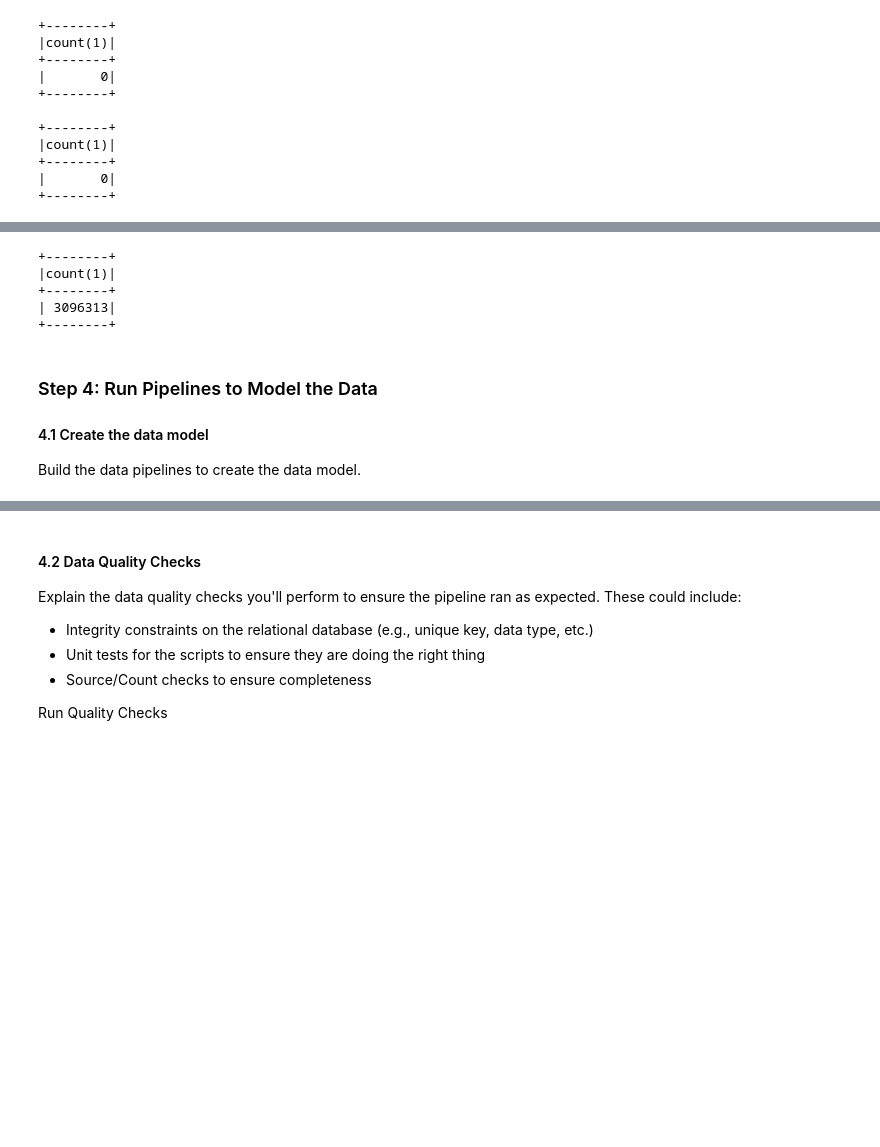
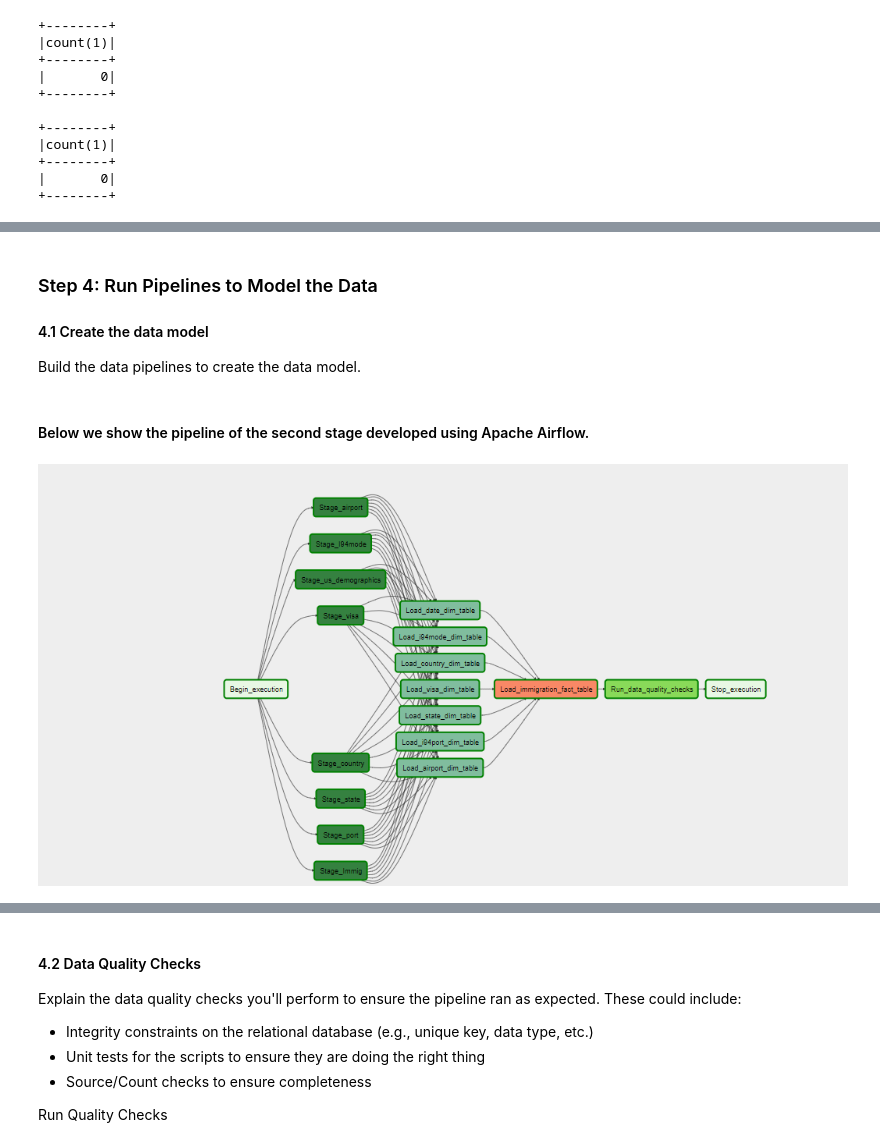
Before and after one commit to Narvinuk/Udend_Capstone_Project, a Jupyter notebook: Capstone Project_Immigration.ipynb, the cells around one changed output, grey strips where cells are left out. Cells and saved outputs as stored; diff of their text form; code cells hidden in the pictures; blank space fills up the shorter version.

```diff
--- a/Capstone Project_Immigration.ipynb
+++ b/Capstone Project_Immigration.ipynb
@@ -659,11 +633,3 @@ Image(filename='capstone.JPG')
-# %%
-spark.sql (""" SELECT Count(*) From Immigration_df""").show()
-# %% [output]
-+--------+
-|count(1)|
-+--------+
-| 3096313|
-+--------+
 # %% [markdown]
 ### Step 4: Run Pipelines to Model the Data
 #### 4.1 Create the data model
@@ -672,0 +637,7 @@ Build the data pipelines to create the data model.
+# %% [markdown]
+#### Below we show the pipeline of the second stage  developed using Apache Airflow.
+# %%
+from IPython.display import Image
+Image(filename='capstone_af.jpg')
+# %% [output]
+[figure, added]
```
Also changed, not shown: parts of 44 cells of this notebook.
